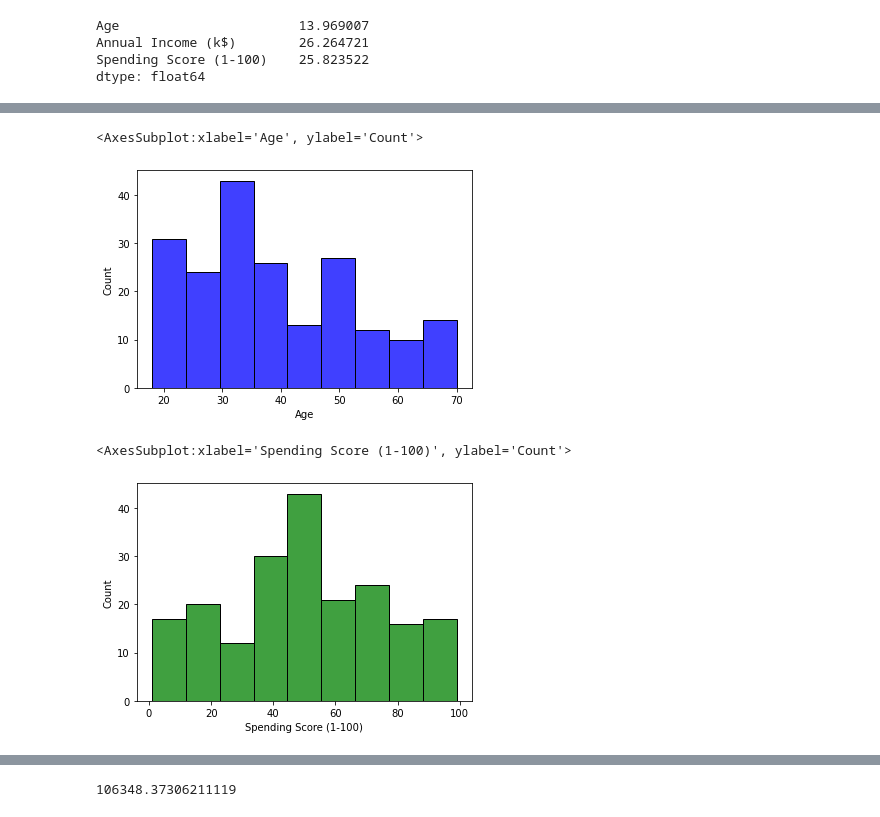
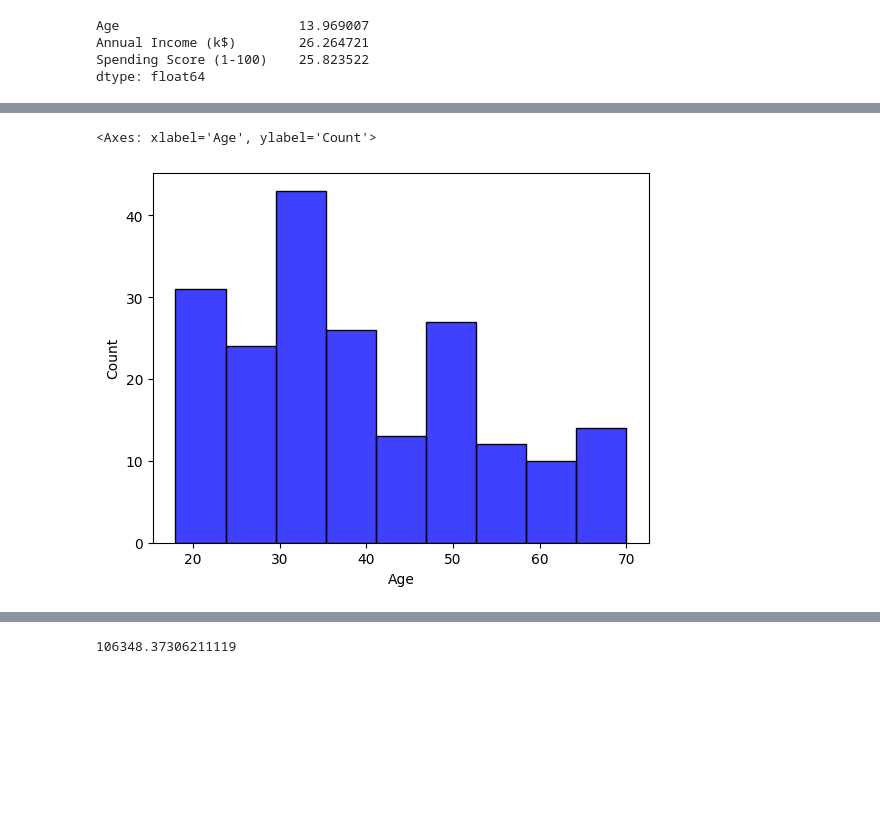
Before and after one commit to AryanParihar0716/TE-IT-ML-Practicals, a Jupyter notebook: Assignment_4.ipynb, the cells around one changed output, grey strips where cells are left out. Cells and saved outputs as stored; diff of their text form; code cells hidden in the pictures; blank space fills up the shorter version.

```diff
--- a/Assignment_4.ipynb
+++ b/Assignment_4.ipynb
@@ -116,10 +120,5 @@ dtype: float64
 # %%
-sns.histplot(data=df,x='Age',color='blue')
+sns.histplot(df,x='Age',color='blue')
 # %% [output]
-<AxesSubplot:xlabel='Age', ylabel='Count'>
+<Axes: xlabel='Age', ylabel='Count'>
-[figure, old version]
+[figure, new version]
-# %%
-sns.histplot(data=df,x='Spending Score (1-100)',color='green')
-# %% [output]
-<AxesSubplot:xlabel='Spending Score (1-100)', ylabel='Count'>
-[figure, removed]
```
Also changed, not shown: parts of 45 cells of this notebook.
